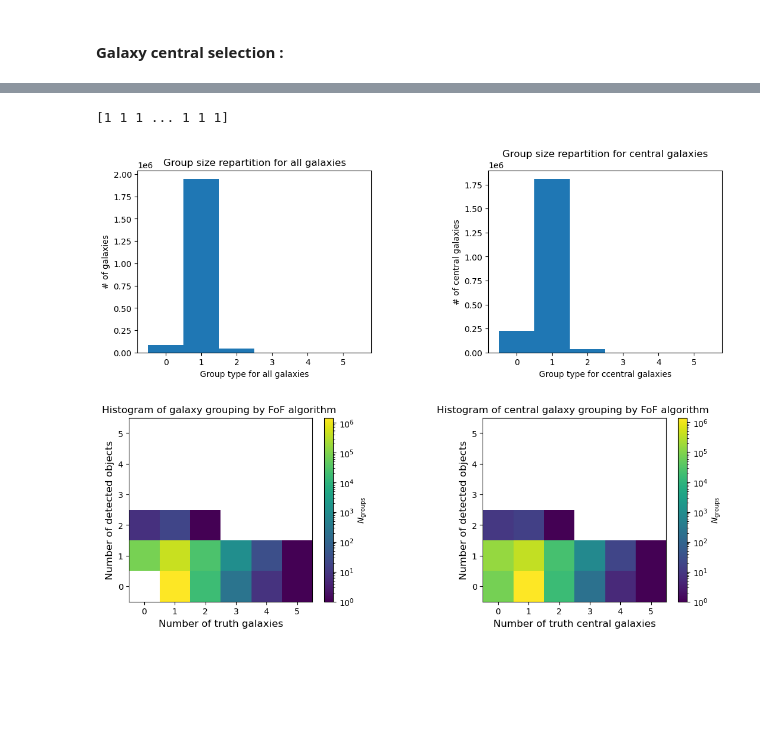
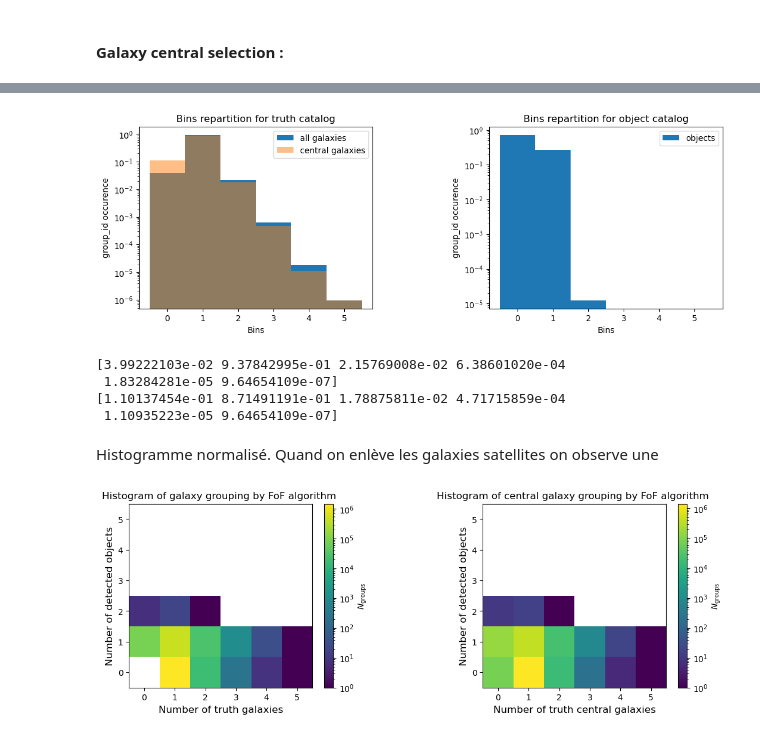
Before and after one commit to GabrielFrugier/stage_LSST, a Jupyter notebook: nt_nobs_system.ipynb, the cells around one changed output, grey strips where cells are left out. Saved outputs shown, nothing was run; the diff lists cells and outputs as text; code cells hidden in the pictures; blank space fills up the shorter version.

```diff
--- a/nt_nobs_system.ipynb
+++ b/nt_nobs_system.ipynb
@@ -257,28 +203,39 @@ Table length=1884055
 # %%
-n_truth_central=np.bincount(results[truth_mask]['group_id'][ind_galax_truth], minlength=n_groups)  #donne nbr groupe de galaxies cenrtales
-
-print(n_truth_central)
+n_truth_central=np.bincount(results[truth_mask][ind_galax_truth]['group_id'], minlength=n_groups)  #donne nbr groupe de galaxies cenrtales et leurs id sur la len de n_group
-# %% [output]
-[1 1 1 ... 1 1 1]
 # %%
 plt.figure(figsize=(11,4))
 plt.subplots_adjust(left=0.1, right=1, wspace=0.5)
 
 plt1=plt.subplot(121)
-hist1=plt.hist(n_truth, bins=np.arange(max(np.max(n_object), np.max(n_truth))+2)-0.5)
-plt.xlabel('Group type for all galaxies')
-plt.ylabel('# of galaxies')
-plt.title('Group size repartition for all galaxies')
+hist1central=plt.hist(n_truth, bins=np.arange(max(np.max(n_object), np.max(n_truth))+2)-0.5, density=True, label="all galaxies")
+hist2central=plt.hist(n_truth_central, bins=np.arange(max(np.max(n_object), np.max(n_truth))+2)-0.5, alpha = 0.5, density=True, label='central galaxies')
+plt.xlabel('Bins')
+plt.ylabel('group_id occurence')
+plt.yscale('log')
+plt.legend()
+plt.title('Bins repartition for truth catalog')
 
 plt2=plt.subplot(122)
-hist2=plt.hist(n_truth_central, bins=np.arange(max(np.max(n_object), np.max(n_truth))+2)-0.5)
-plt.xlabel('Group type for ccentral galaxies')
-plt.ylabel('# of central galaxies')
-plt.title('Group size repartition for central galaxies')
+hist3=plt.hist(n_object,  bins=np.arange(max(np.max(n_object), np.max(n_truth))+2)-0.5, density=True, label="objects")
+plt.xlabel('Bins')
+plt.ylabel('group_id occurence')
+plt.yscale('log')
+plt.legend()
+plt.title('Bins repartition for object catalog')
 
 plt.show()
 # %% [output]
-[figure, old version]
+[figure, new version]
+# %%
+print(hist1central[0])
+print(hist2central[0])
+# %% [output]
+[3.99222103e-02 9.37842995e-01 2.15769008e-02 6.38601020e-04
+ 1.83284281e-05 9.64654109e-07]
+[1.10137454e-01 8.71491191e-01 1.78875811e-02 4.71715859e-04
+ 1.10935223e-05 9.64654109e-07]
+# %% [markdown]
+Histogramme normalisé. Quand on enlève les galaxies satellites on observe une
 # %%
 #average number of galaxies by groupsplt.hist2d(n_truth, n_object, bins=np.arange(max(np.max(n_object), np.max(n_truth))+2)-0.5, norm=mpl.colors.LogNorm());
 
```
Also changed, not shown: parts of 41 cells of this notebook.
